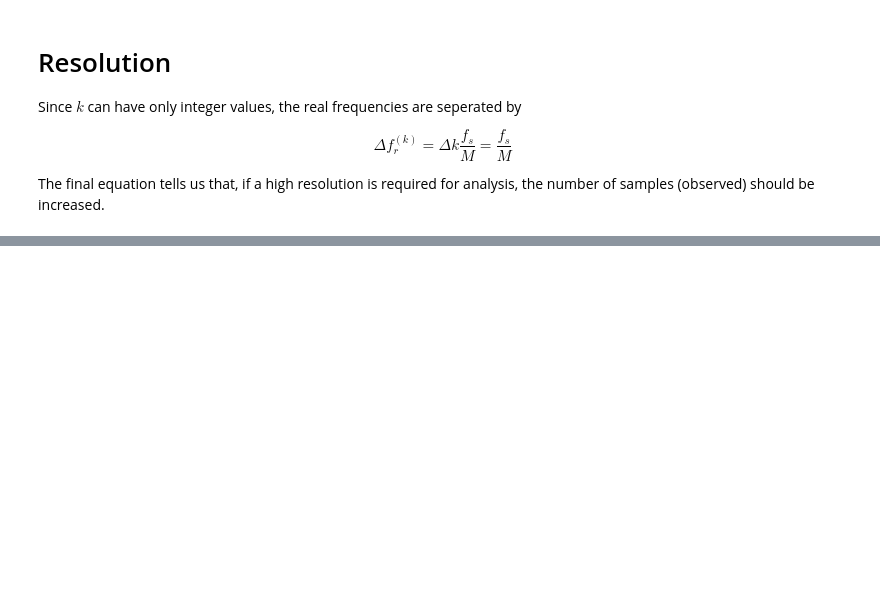
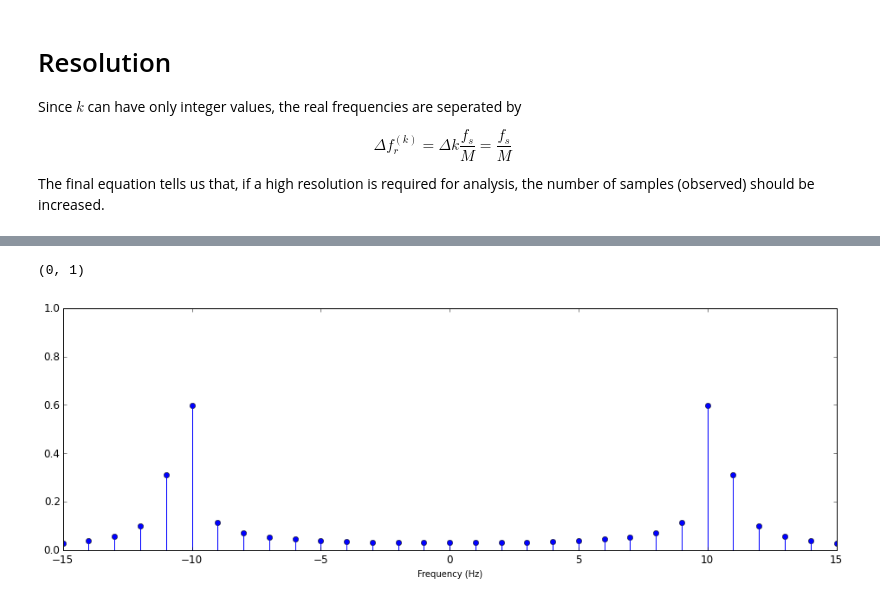
Before and after one commit to GurayGurkan/Lecture-Codes-Signal-Processing-Applications, a Jupyter notebook: EE0404_Lecture3.ipynb, the cells around one changed output, grey strips where cells are left out. Saved outputs shown, nothing was run; the diff lists cells and outputs as text; code cells hidden in the pictures; blank space fills up the shorter version.

```diff
--- a/EE0404_Lecture3.ipynb
+++ b/EE0404_Lecture3.ipynb
@@ -340,0 +397,17 @@ The final equation tells us that, if a high resolution is required for analysis,
+# %%
+## Proof
+
+fs = 1000.0
+# case 1: poor resolution
+M1 = 1000
+n = arange(M1)
+x = sin(20*pi*n/fs) + sin(21*pi*n/fs)
+k = hstack((arange(M1/2+1),arange(-M1/2 +1,0)))
+fr = k*fs/M1
+stem(fr,abs(fft(x))/M1)
+xlim([-15,15])
+xlabel('Frequency (Hz)')
+ylim([0,1])
+# %% [output]
+(0, 1)
+[figure, added]
```
Also changed, not shown: parts of 21 cells of this notebook, 8 other files.
